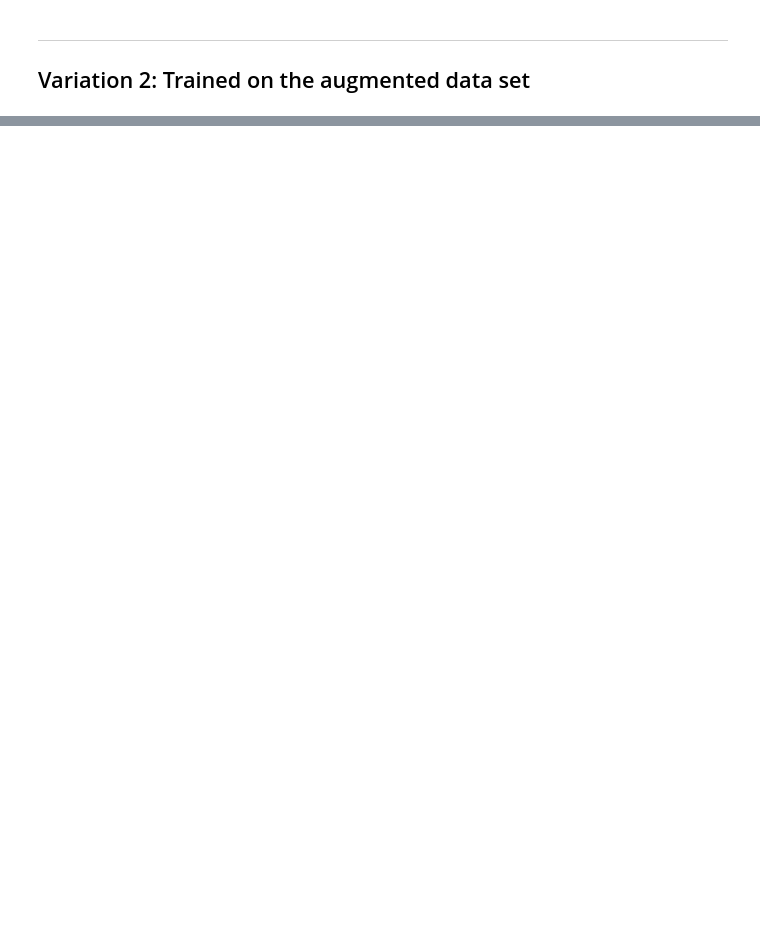
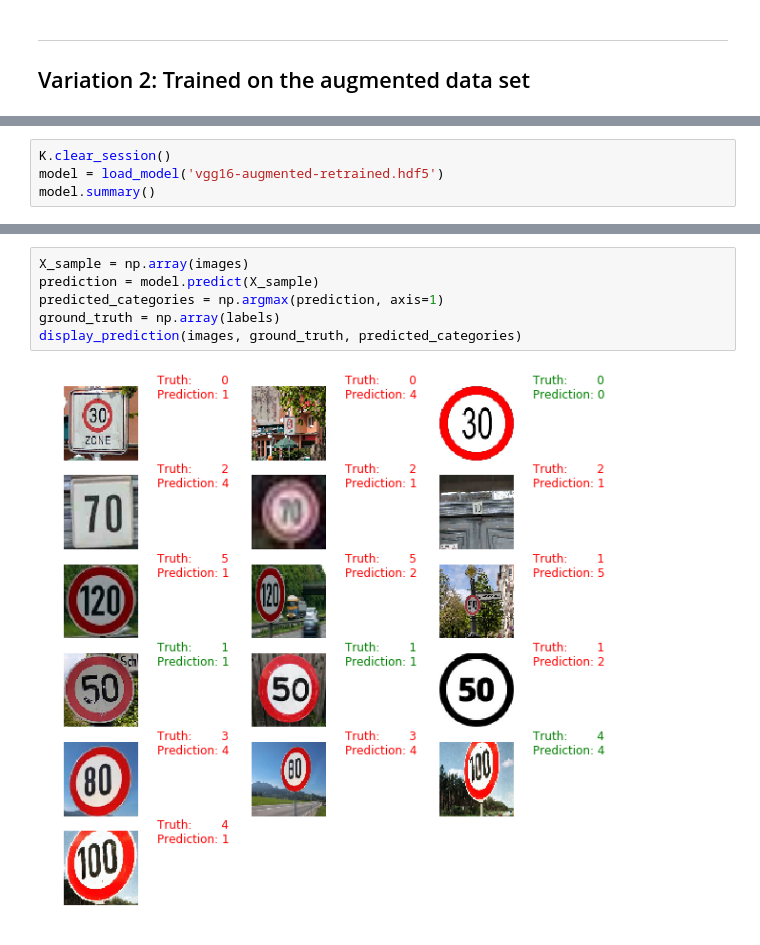
Before and after one commit to DJCordhose/ai, a Jupyter notebook: notebooks/workshops/mcubed2017/cnn-comparing-all-models.ipynb, the cells around one changed output, grey strips where cells are left out. Drawn from its saved outputs; the diff is of its cells as text; blank space fills up the shorter version.

```diff
--- a/notebooks/workshops/mcubed2017/cnn-comparing-all-models.ipynb
+++ b/notebooks/workshops/mcubed2017/cnn-comparing-all-models.ipynb
@@ -260,0 +371,4 @@ display_prediction(images, ground_truth, predicted_categories)
+# %%
+K.clear_session()
+model = load_model('vgg16-augmented-retrained.hdf5')
+model.summary()
@@ -260,0 +393,8 @@ display_prediction(images, ground_truth, predicted_categories)
+# %%
+X_sample = np.array(images)
+prediction = model.predict(X_sample)
+predicted_categories = np.argmax(prediction, axis=1)
+ground_truth = np.array(labels)
+display_prediction(images, ground_truth, predicted_categories)
+# %% [output]
+[figure, added]
```
Also changed, not shown: parts of 53 cells of this notebook, 5 other files.
